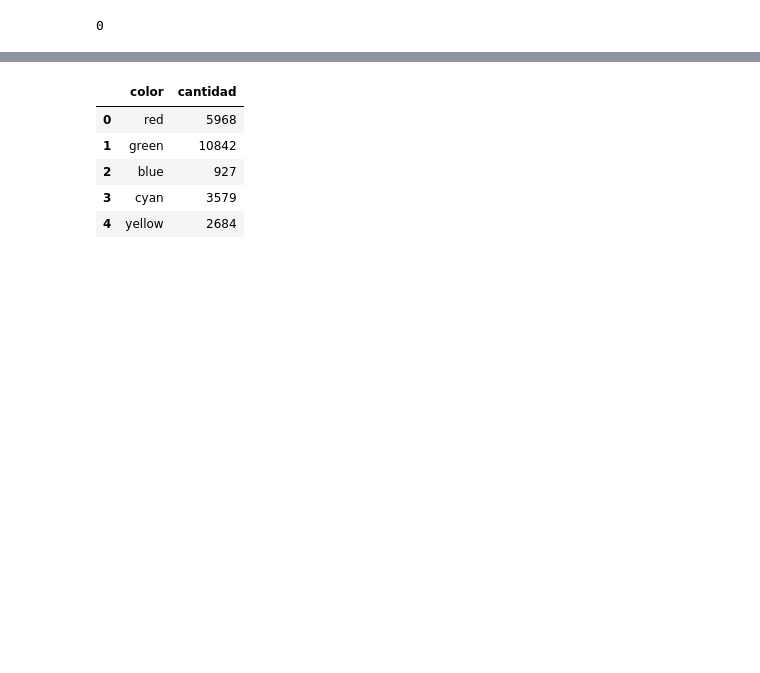
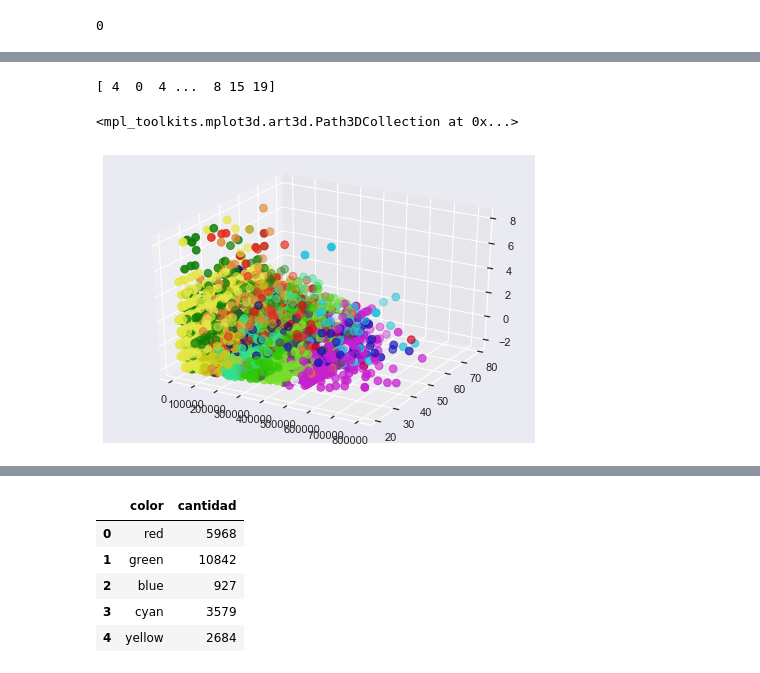
Before and after one commit to GabrielGonzalezCancino/Topico1, a Jupyter notebook: CreditCardApproval_-_crossvalidation-kmeanV5.ipynb, the cells around one changed output, grey strips where cells are left out. Cells and saved outputs as stored; diff of their text form; code cells hidden in the pictures; blank space fills up the shorter version.

```diff
--- a/CreditCardApproval_-_crossvalidation-kmeanV5.ipynb
+++ b/CreditCardApproval_-_crossvalidation-kmeanV5.ipynb
@@ -748,0 +1092,4 @@ array([[4703,    0],
+# %%
+kmeans = KMeans(n_clusters=20).fit(X_train_kmean)
+centroids = kmeans.cluster_centers_
+print(centroids)
@@ -748,0 +1114,24 @@ array([[4703,    0],
+# %%
+y_kmeans = kmeans.fit_predict(X_train_kmean)
+
+print(y_kmeans)
+# %% [output]
+[ 4  0  4 ...  8 15 19]
+# %%
+labels = kmeans.predict(X_train_kmean)
+# Getting the cluster centers
+C = kmeans.cluster_centers_
+colores=['#32c909','#e52d1d','#1d17ba','#e96350','#e4e846','#4f4f4f','#c720ce','#25c3dd','#e08538','#914a17',
+         '#ffffff','#b8a91d','#78de2a','#31df90','#cc0026','#0d7f05','#c32518','#130f7a','#e54933','#c8cc19'
+        ]
+asignar=[]
+for row in labels:
+    asignar.append(colores[row])
+
+fig = plt.figure()
+ax = Axes3D(fig)
+ax.scatter(X_train_kmean[:, 0], X_train_kmean[:, 1], X_train_kmean[:, 2], c=asignar,s=60)
+ax.scatter(C[:, 0], C[:, 1], C[:, 2], marker='*', c=colores, s=1000)
+# %% [output]
+<mpl_toolkits.mplot3d.art3d.Path3DCollection at 0x...>
+[figure, added]
```
Also changed, not shown: parts of 57 cells of this notebook.
